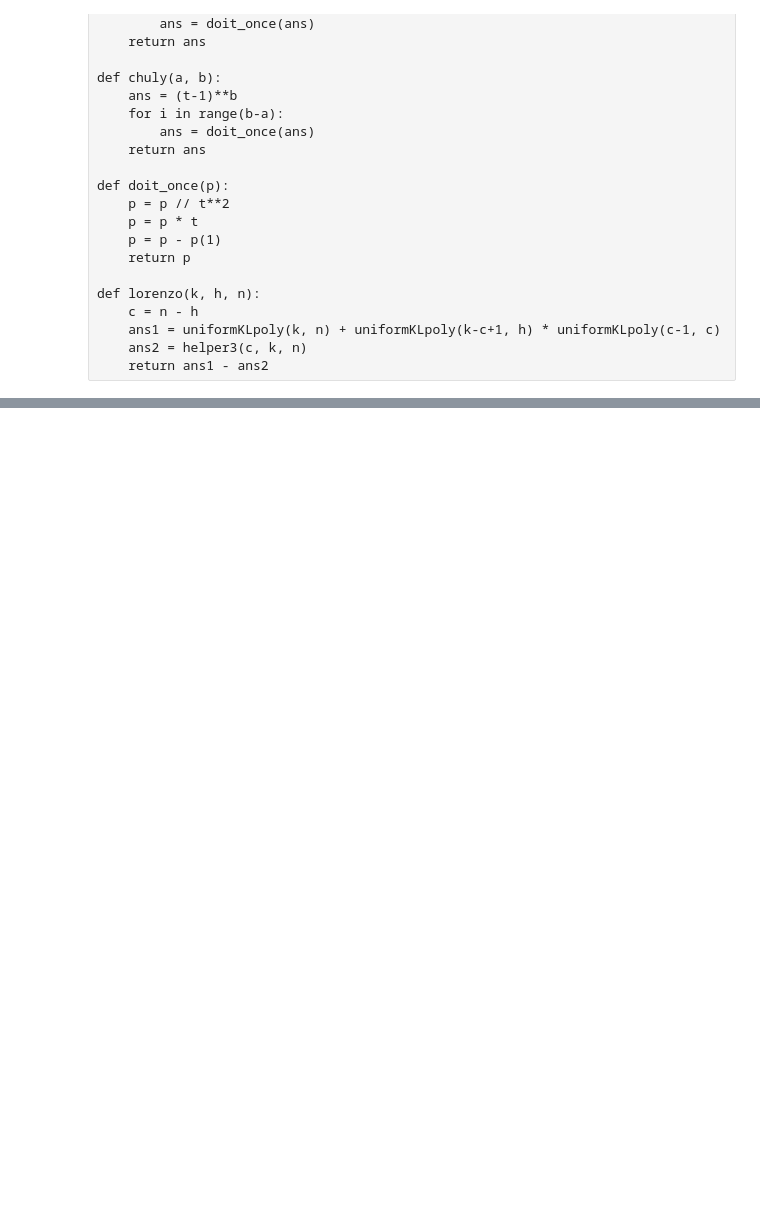
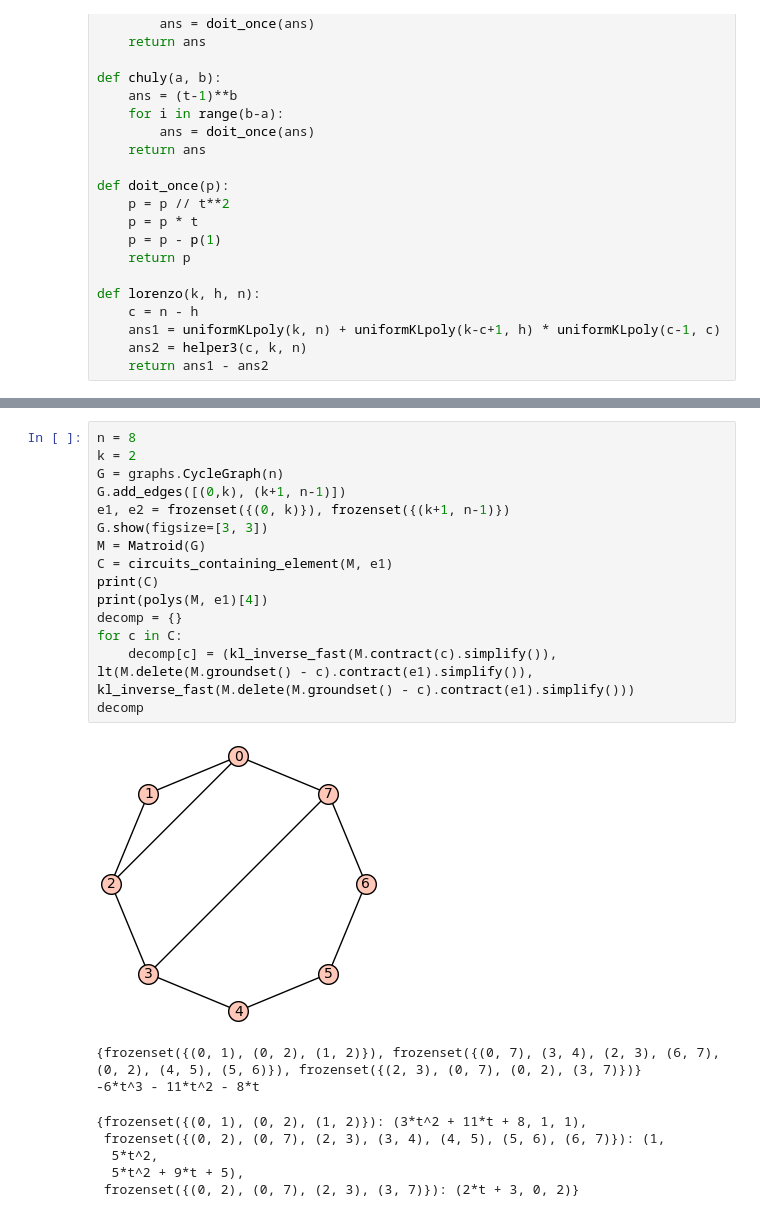
Before and after one commit to NutanNepal/ChowringofMatroids, a Jupyter notebook: qpolys/conjsntests/parallel-conn2.ipynb, the cells around one changed output, grey strips where cells are left out. Cells and saved outputs as stored; diff of their text form; blank space fills up the shorter version.

```diff
--- a/qpolys/conjsntests/parallel-conn2.ipynb
+++ b/qpolys/conjsntests/parallel-conn2.ipynb
@@ -261 +267,25 @@ decomp
  frozenset({(0, 5), (0, 8), (5, 6), (6, 7), (7, 8)}): (5*t + 4, 2*t)}
+# %%
+n = 8
+k = 2
+G = graphs.CycleGraph(n)
+G.add_edges([(0,k), (k+1, n-1)])
+e1, e2 = frozenset({(0, k)}), frozenset({(k+1, n-1)})
+G.show(figsize=[3, 3])
+M = Matroid(G)
+C = circuits_containing_element(M, e1)
+print(C)
+print(polys(M, e1)[4])
+decomp = {}
+for c in C:
+    decomp[c] = (kl_inverse_fast(M.contract(c).simplify()), lt(M.delete(M.groundset() - c).contract(e1).simplify()), kl_inverse_fast(M.delete(M.groundset() - c).contract(e1).simplify()))
+decomp
+# %% [output]
+[figure, added]
+{frozenset({(0, 1), (0, 2), (1, 2)}), frozenset({(0, 7), (3, 4), (2, 3), (6, 7), (0, 2), (4, 5), (5, 6)}), frozenset({(2, 3), (0, 7), (0, 2), (3, 7)})}
+-6*t^3 - 11*t^2 - 8*t
+{frozenset({(0, 1), (0, 2), (1, 2)}): (3*t^2 + 11*t + 8, 1, 1),
+ frozenset({(0, 2), (0, 7), (2, 3), (3, 4), (4, 5), (5, 6), (6, 7)}): (1,
+  5*t^2,
+  5*t^2 + 9*t + 5),
+ frozenset({(0, 2), (0, 7), (2, 3), (3, 7)}): (2*t + 3, 0, 2)}
```
Also changed, not shown: parts of 5 cells of this notebook, 1 other file.
